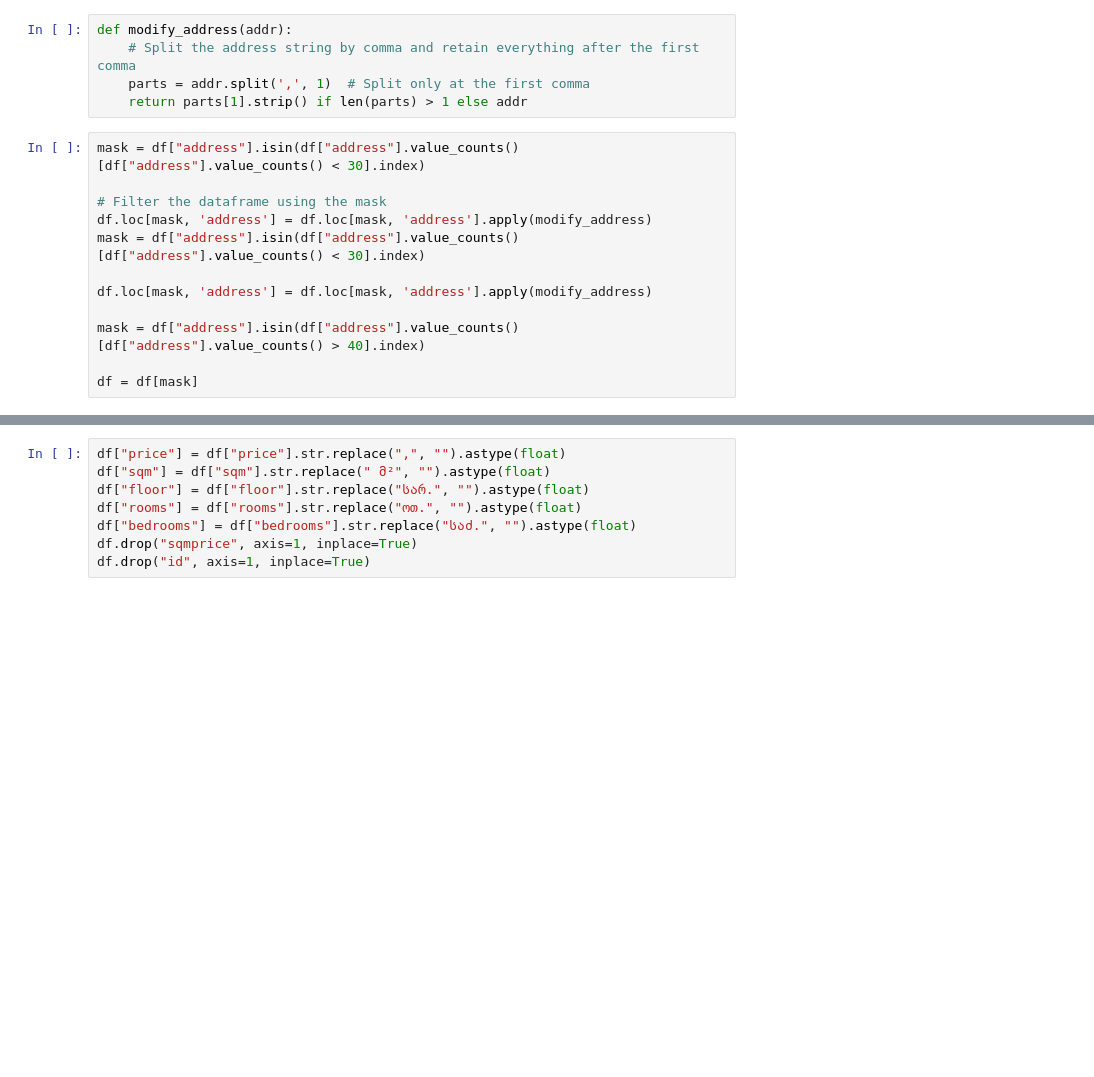
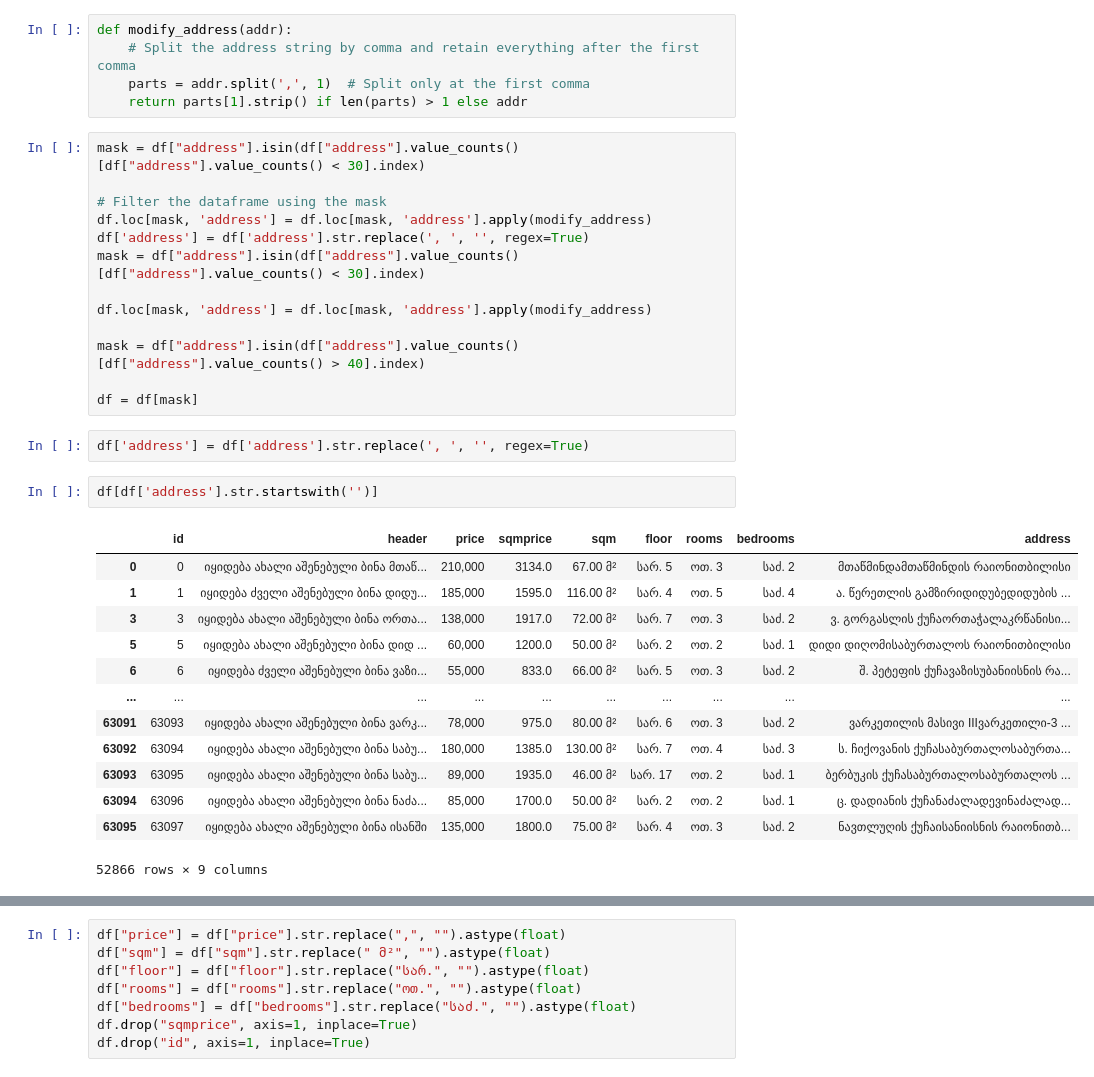
Before and after one commit to Giorgi-Tabatadze/tbilisi_home_price_prediction_model, a Jupyter notebook: pricing_model/only_csv.ipynb, the cells around one changed output, grey strips where cells are left out. Cells and saved outputs as stored; diff of their text form; blank space fills up the shorter version.

```diff
--- a/pricing_model/only_csv.ipynb
+++ b/pricing_model/only_csv.ipynb
@@ -32,6 +34,7 @@ mask = df["address"].isin(df["address"].value_counts()[df["address"].value_count
 
 # Filter the dataframe using the mask
 df.loc[mask, 'address'] = df.loc[mask, 'address'].apply(modify_address)
+df['address'] = df['address'].str.replace(', ', '', regex=True)
 mask = df["address"].isin(df["address"].value_counts()[df["address"].value_counts() < 30].index)
 
 df.loc[mask, 'address'] = df.loc[mask, 'address'].apply(modify_address)
@@ -39,6 +42,24 @@ df.loc[mask, 'address'] = df.loc[mask, 'address'].apply(modify_address)
 mask = df["address"].isin(df["address"].value_counts()[df["address"].value_counts() > 40].index)
 
 df = df[mask]
+# %%
+df['address'] = df['address'].str.replace(', ', '', regex=True)
+# %%
+df[df['address'].str.startswith('')]
+# %% [output]
+|  | id | header | price | sqmprice | sqm | floor | rooms | bedrooms | address |
+| 0 | 0 | იყიდება ახალი აშენებული ბინა მთაწ... | 210,000 | 3134.0 | 67.00 მ² | სარ. 5 | ოთ. 3 | საძ. 2 | მთაწმინდამთაწმინდის რაიონითბილისი |
+| 1 | 1 | იყიდება ძველი აშენებული ბინა დიდუ... | 185,000 | 1595.0 | 116.00 მ² | სარ. 4 | ოთ. 5 | საძ. 4 | ა. წერეთლის გამზირიდიდუბედიდუბის ... |
+| 3 | 3 | იყიდება ახალი აშენებული ბინა ორთა... | 138,000 | 1917.0 | 72.00 მ² | სარ. 7 | ოთ. 3 | საძ. 2 | ვ. გორგასლის ქუჩაორთაჭალაკრწანისი... |
+| 5 | 5 | იყიდება ახალი აშენებული ბინა დიდ ... | 60,000 | 1200.0 | 50.00 მ² | სარ. 2 | ოთ. 2 | საძ. 1 | დიდი დიღომისაბურთალოს რაიონითბილისი |
+| 6 | 6 | იყიდება ძველი აშენებული ბინა ვაზი... | 55,000 | 833.0 | 66.00 მ² | სარ. 5 | ოთ. 3 | საძ. 2 | შ. პეტეფის ქუჩავაზისუბანიისნის რა... |
+| ... | ... | ... | ... | ... | ... | ... | ... | ... | ... |
+| 63091 | 63093 | იყიდება ახალი აშენებული ბინა ვარკ... | 78,000 | 975.0 | 80.00 მ² | სარ. 6 | ოთ. 3 | საძ. 2 | ვარკეთილის მასივი IIIვარკეთილი-3 ... |
+| 63092 | 63094 | იყიდება ახალი აშენებული ბინა საბუ... | 180,000 | 1385.0 | 130.00 მ² | სარ. 7 | ოთ. 4 | საძ. 3 | ს. ჩიქოვანის ქუჩასაბურთალოსაბურთა... |
+| 63093 | 63095 | იყიდება ახალი აშენებული ბინა საბუ... | 89,000 | 1935.0 | 46.00 მ² | სარ. 17 | ოთ. 2 | საძ. 1 | ბერბუკის ქუჩასაბურთალოსაბურთალოს ... |
+| 63094 | 63096 | იყიდება ახალი აშენებული ბინა ნაძა... | 85,000 | 1700.0 | 50.00 მ² | სარ. 2 | ოთ. 2 | საძ. 1 | ც. დადიანის ქუჩანაძალადევინაძალად... |
+| 63095 | 63097 | იყიდება ახალი აშენებული ბინა ისანში | 135,000 | 1800.0 | 75.00 მ² | სარ. 4 | ოთ. 3 | საძ. 2 | ნავთლუღის ქუჩაისანიისნის რაიონითბ... |
+52866 rows × 9 columns
 # %%
 df["address"].value_counts()
 # %% [output]
```
Also changed, not shown: parts of 15 cells of this notebook.
